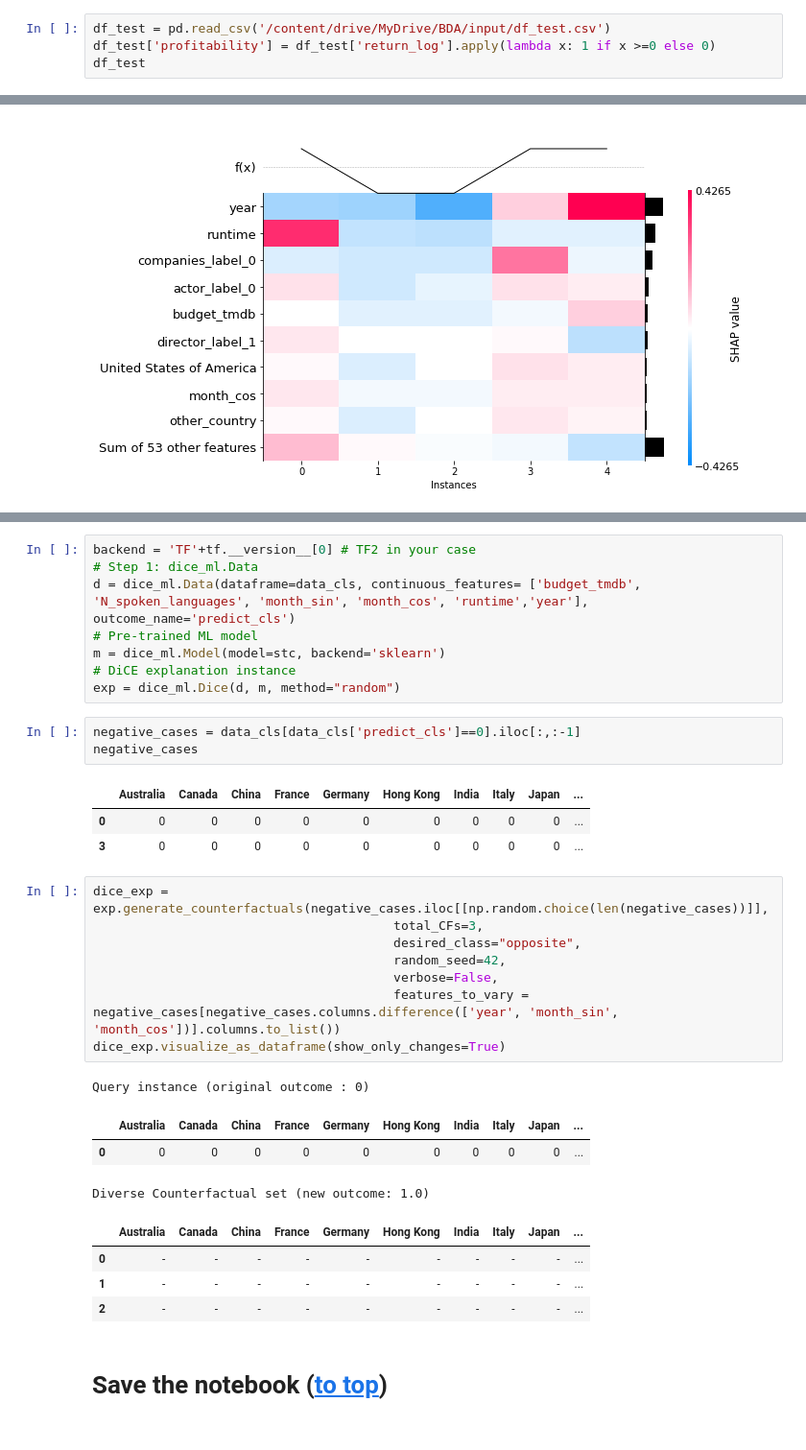
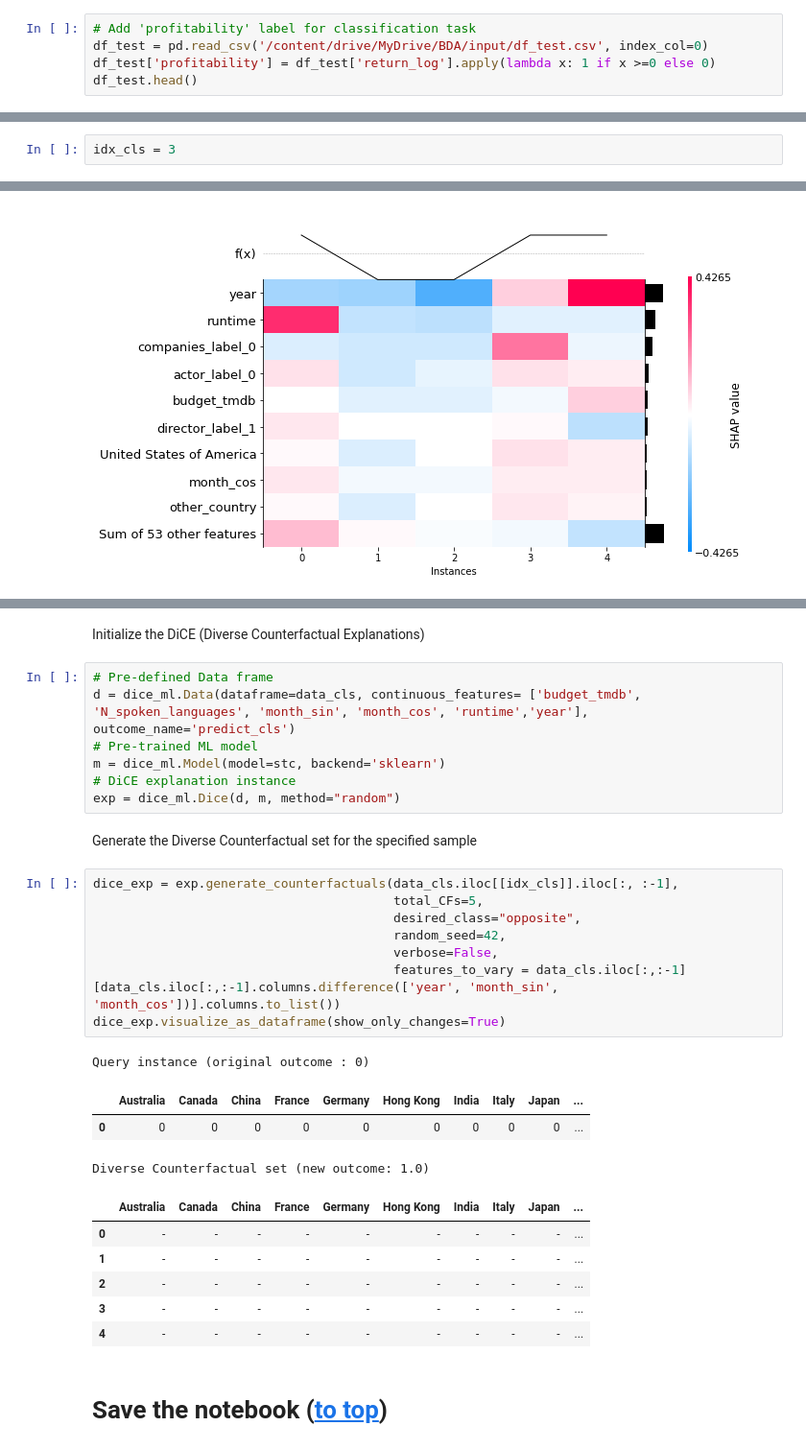
Before and after one commit to lilanpei/BDA-Project, a Jupyter notebook: notebook_for_the_final_exam.ipynb, the cells around one changed output, grey strips where cells are left out. Shown at 96% size. Saved outputs shown, nothing was run; the diff lists cells and outputs as text.

```diff
--- a/notebook_for_the_final_exam.ipynb
+++ b/notebook_for_the_final_exam.ipynb
@@ -163,6 +170,7 @@ df_test = pd.read_csv('/content/drive/MyDrive/BDA/input/df_test.csv')
 # %%
-df_test = pd.read_csv('/content/drive/MyDrive/BDA/input/df_test.csv')
+# Add 'profitability' label for classification task
+df_test = pd.read_csv('/content/drive/MyDrive/BDA/input/df_test.csv', index_col=0)
 df_test['profitability'] = df_test['return_log'].apply(lambda x: 1 if x >=0 else 0)
-df_test
+df_test.head()
 # %% [output]
 |  | Australia | Canada | China | France | Germany | Hong Kong | India | Italy | Japan | ... |
@@ -272,0 +349,2 @@ stc_shap_values = stc_explainer.shap_values(X_cls)
+# %%
+idx_cls = 3
@@ -301,35 +406,33 @@ shap.decision_plot(stc_shap_values.base_values[0], stc_shap_values.values[0], X_
+# %% [markdown]
+Initialize the DiCE (Diverse Counterfactual Explanations)
 # %%
-backend = 'TF'+tf.__version__[0] # TF2 in your case
-# Step 1: dice_ml.Data
+# Pre-defined Data frame
 d = dice_ml.Data(dataframe=data_cls, continuous_features= ['budget_tmdb', 'N_spoken_languages', 'month_sin', 'month_cos', 'runtime','year'], outcome_name='predict_cls')
 # Pre-trained ML model
 m = dice_ml.Model(model=stc, backend='sklearn')
 # DiCE explanation instance
 exp = dice_ml.Dice(d, m, method="random")
-# %%
-negative_cases = data_cls[data_cls['predict_cls']==0].iloc[:,:-1]
-negative_cases
-# %% [output]
-|  | Australia | Canada | China | France | Germany | Hong Kong | India | Italy | Japan | ... |
-| 0 | 0 | 0 | 0 | 0 | 0 | 0 | 0 | 0 | 0 | ... |
-| 3 | 0 | 0 | 0 | 0 | 0 | 0 | 0 | 0 | 0 | ... |
+# %% [markdown]
+Generate the Diverse Counterfactual set for the specified sample
 # %%
-dice_exp = exp.generate_counterfactuals(negative_cases.iloc[[np.random.choice(len(negative_cases))]],
-                                        total_CFs=3,
+dice_exp = exp.generate_counterfactuals(data_cls.iloc[[idx_cls]].iloc[:, :-1],
+                                        total_CFs=5,
                                         desired_class="opposite",
                                         random_seed=42,
                                         verbose=False,
-                                        features_to_vary = negative_cases[negative_cases.columns.difference(['year', 'month_sin', 'month_cos'])].columns.to_list())
+                                        features_to_vary = data_cls.iloc[:,:-1][data_cls.iloc[:,:-1].columns.difference(['year', 'month_sin', 'month_cos'])].columns.to_list())
 dice_exp.visualize_as_dataframe(show_only_changes=True)
 # %% [output]
 Query instance (original outcome : 0)
 |  | Australia | Canada | China | France | Germany | Hong Kong | India | Italy | Japan | ... |
 | 0 | 0 | 0 | 0 | 0 | 0 | 0 | 0 | 0 | 0 | ... |
 Diverse Counterfactual set (new outcome: 1.0)
 |  | Australia | Canada | China | France | Germany | Hong Kong | India | Italy | Japan | ... |
 | 0 | - | - | - | - | - | - | - | - | - | ... |
 | 1 | - | - | - | - | - | - | - | - | - | ... |
 | 2 | - | - | - | - | - | - | - | - | - | ... |
+| 3 | - | - | - | - | - | - | - | - | - | ... |
+| 4 | - | - | - | - | - | - | - | - | - | ... |
 # %% [markdown]
 # Save the notebook ([to top](#top))
 # %%
```
Also changed, not shown: parts of 41 cells of this notebook, 1 other file.
